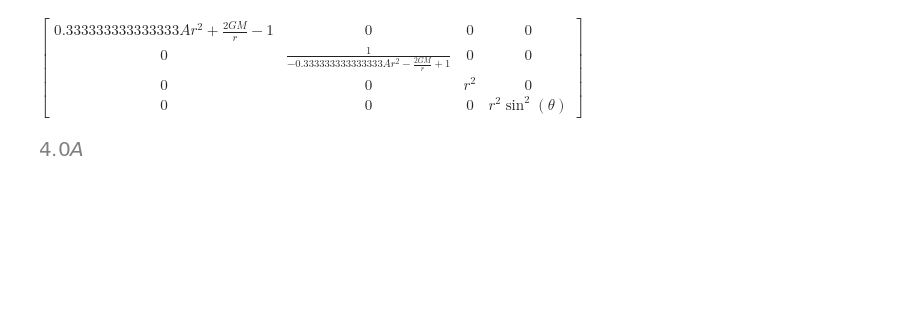
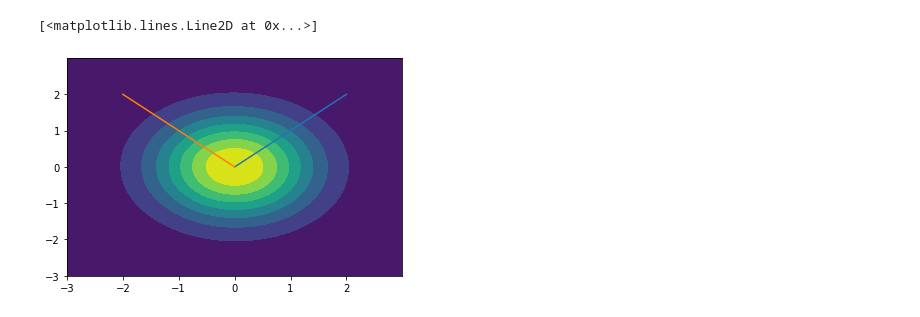
Before and after one commit to ssuidman/neurophysics, a Jupyter notebook: test_jupyter_notebook.ipynb, the cells around one changed output. Saved outputs shown, nothing was run; the diff lists cells and outputs as text; code cells hidden in the pictures; blank space fills up the shorter version.

```diff
--- a/test_jupyter_notebook.ipynb
+++ b/test_jupyter_notebook.ipynb
@@ -42,8 +1,24 @@ ricci_scalar = RicciScalar.from_riccitensor(ricci_tensor) #can also calculate it
-# %%
-metric.tensor()
-# %% [output]
-$\displaystyle \left[\begin{matrix}0.333333333333333 A r^{2} + \frac{2 G M}{r} - 1 & 0 & 0 & 0\\0 & \frac{1}{- 0.333333333333333 A r^{2} - \frac{2 G M}{r} + 1} & 0 & 0\\0 & 0 & r^{2} & 0\\0 & 0 & 0 & r^{2} \sin^{2}{\left(θ \right)}\end{matrix}\right]$
-# %%
-ricci_scalar.tensor()
-# %% [output]
-[figure, removed]
+# %%
+import numpy as np
+import matplotlib.pyplot as plt
+from scipy.stats import multivariate_normal
+
+N = 10000
+sigma_2 = 3
+rho = -0.009
+Q = [[1,rho],[rho,1]]
+x = 0
+mu = [x,x]
+u0 = np.linspace(0,2,100)
+v0 = np.linspace(0,2,100)
+v1 = np.linspace(0,2,100)
+u1 = -v1
+X,Y = np.mgrid[-3:3:.01, -3:3:.01]
+pos = np.dstack([X,Y])
+normal_distr = multivariate_normal(mu,Q)
+plt.contourf(X,Y,normal_distr.pdf(pos))
+plt.plot(u0,v0)
+plt.plot(u1,v1)
+# %% [output]
+[<matplotlib.lines.Line2D at 0x...>]
+[figure, added]
```
Also changed, not shown: parts of 2 cells of this notebook, 11 other files.
